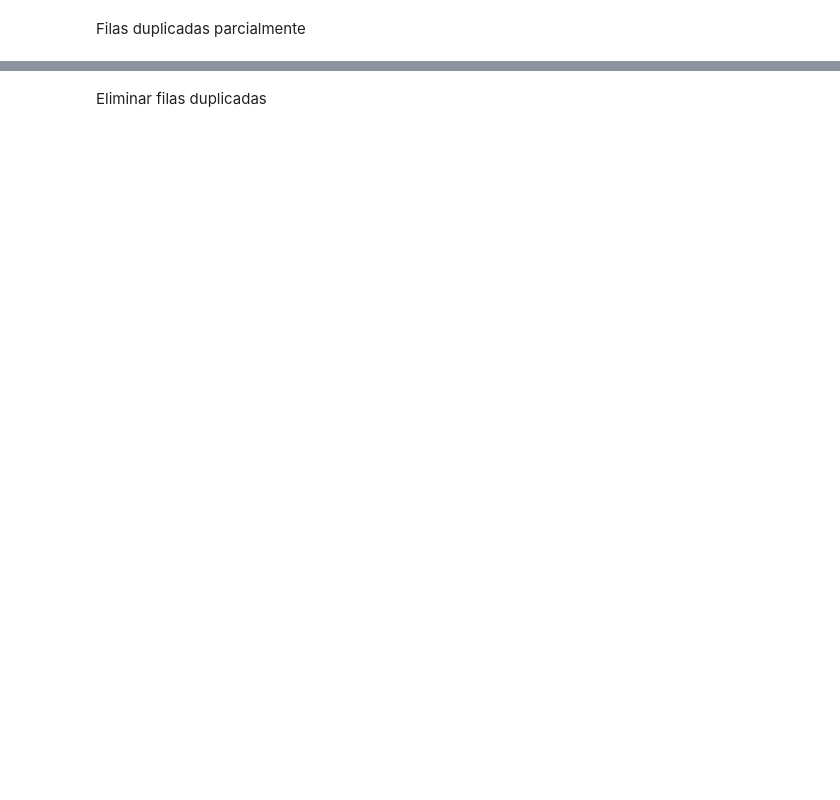
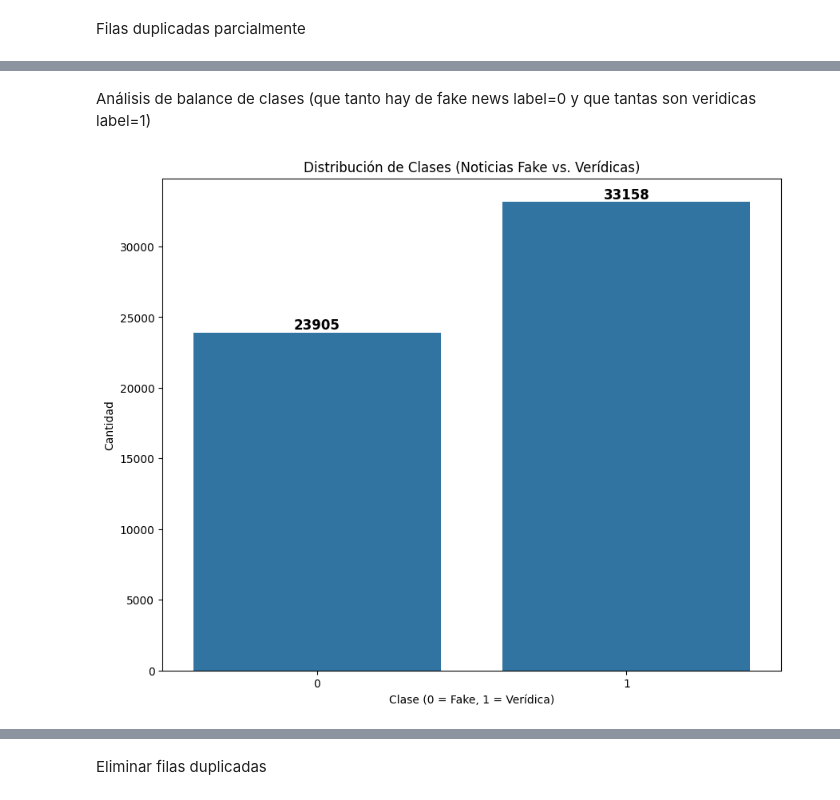
Before and after one commit to juanpablob11/BI_PROJECT-1, a Jupyter notebook: Proyecto1_BI SpeedUp.ipynb, the cells around one changed output, grey strips where cells are left out. Saved outputs shown, nothing was run; the diff lists cells and outputs as text; code cells hidden in the pictures; blank space fills up the shorter version.

```diff
--- a/Proyecto1_BI SpeedUp.ipynb
+++ b/Proyecto1_BI SpeedUp.ipynb
@@ -152,0 +234,24 @@ df.shape
+# %% [markdown]
+Análisis de balance de clases (que tanto hay de fake news label=0 y que tantas son veridicas label=1)
+# %%
+# Crear la figura
+plt.figure(figsize=(10, 8))
+
+# Crear el gráfico de conteo
+ax = sns.countplot(x=data_set["Label"])
+
+# Agregar etiquetas con el número de cada categoría en la parte superior de las barras
+for p in ax.patches:
+    ax.annotate(f'{int(p.get_height())}',
+                (p.get_x() + p.get_width() / 2, p.get_height()),
+                ha='center', va='bottom', fontsize=12, fontweight='bold', color='black')
+
+# Configurar título y etiquetas
+plt.title("Distribución de Clases (Noticias Fake vs. Verídicas)")
+plt.xlabel("Clase (0 = Fake, 1 = Verídica)")
+plt.ylabel("Cantidad")
+
+# Mostrar el gráfico
+plt.show()
+# %% [output]
+[figure, added]
```
Also changed, not shown: parts of 36 cells of this notebook, 1 other file.
